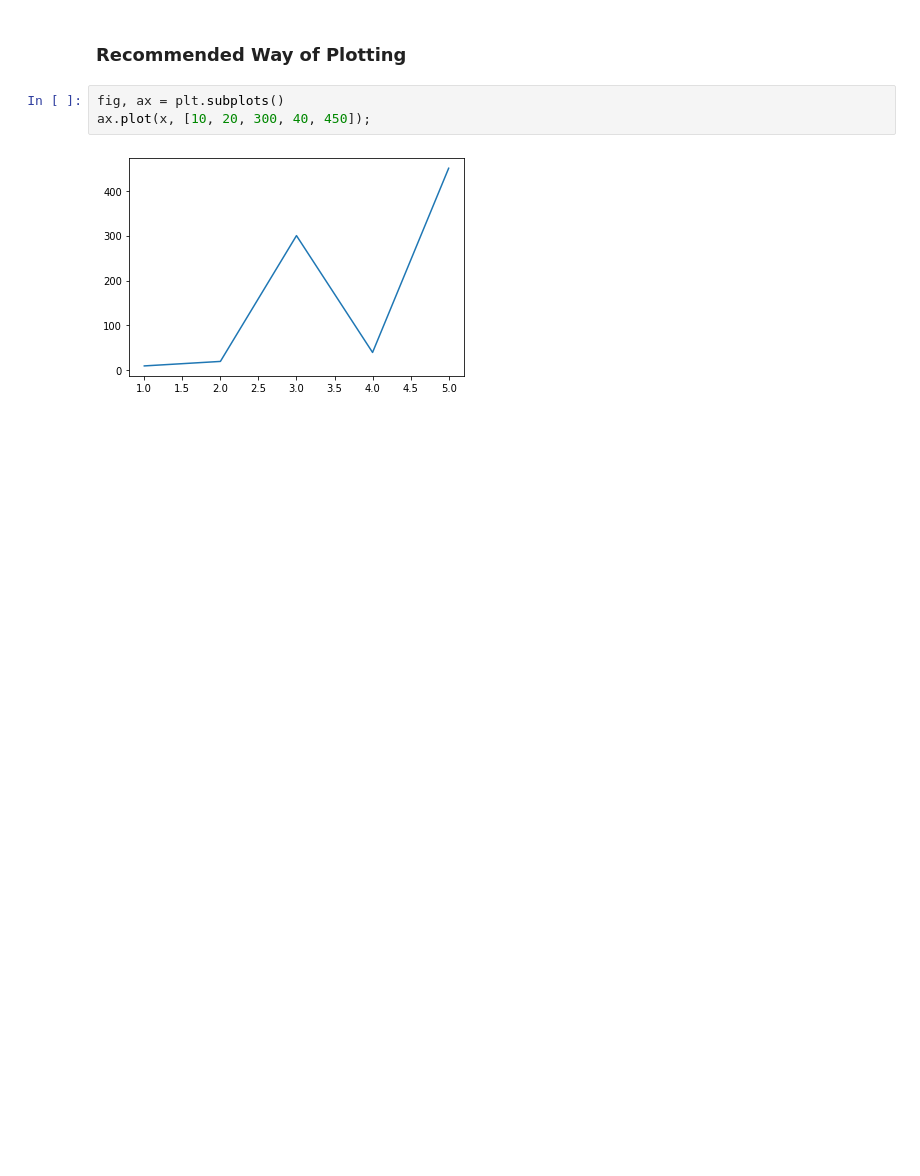
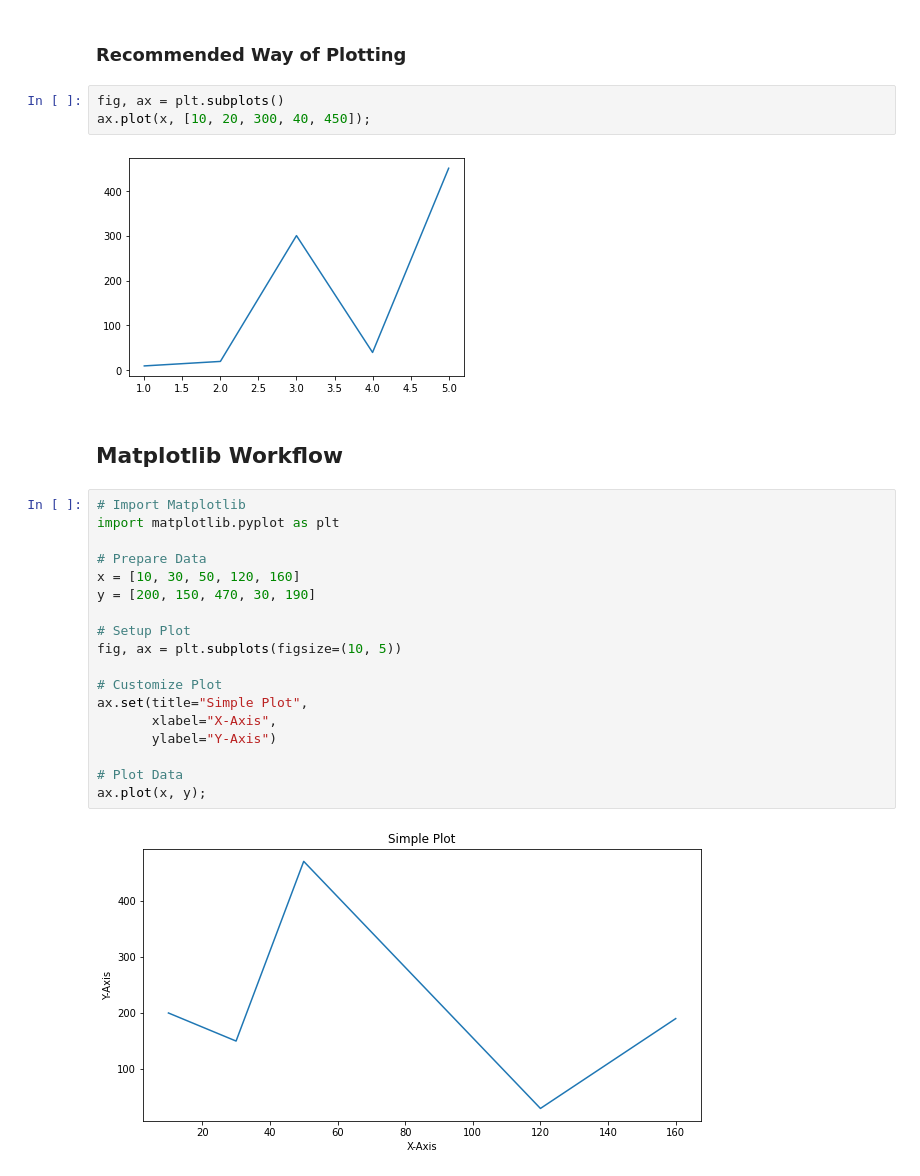
Before and after one commit to Naimul-Islam-Siam/Practice, a Jupyter notebook: ML/Matplotlib/Matplotlib_Intro.ipynb, the cells around one changed output. Saved outputs shown, nothing was run; the diff lists cells and outputs as text; blank space fills up the shorter version.

Commit message:
Matplotlib Workflow

```diff
--- a/ML/Matplotlib/Matplotlib_Intro.ipynb
+++ b/ML/Matplotlib/Matplotlib_Intro.ipynb
@@ -15,3 +15,25 @@ fig, ax = plt.subplots()
 ax.plot(x, [10, 20, 300, 40, 450]);
 # %% [output]
 [figure]
+# %% [markdown]
+## Matplotlib Workflow
+# %%
+# Import Matplotlib
+import matplotlib.pyplot as plt
+
+# Prepare Data
+x = [10, 30, 50, 120, 160]
+y = [200, 150, 470, 30, 190]
+
+# Setup Plot
+fig, ax = plt.subplots(figsize=(10, 5))
+
+# Customize Plot
+ax.set(title="Simple Plot",
+       xlabel="X-Axis",
+       ylabel="Y-Axis")
+
+# Plot Data
+ax.plot(x, y);
+# %% [output]
+[figure, added]
```
